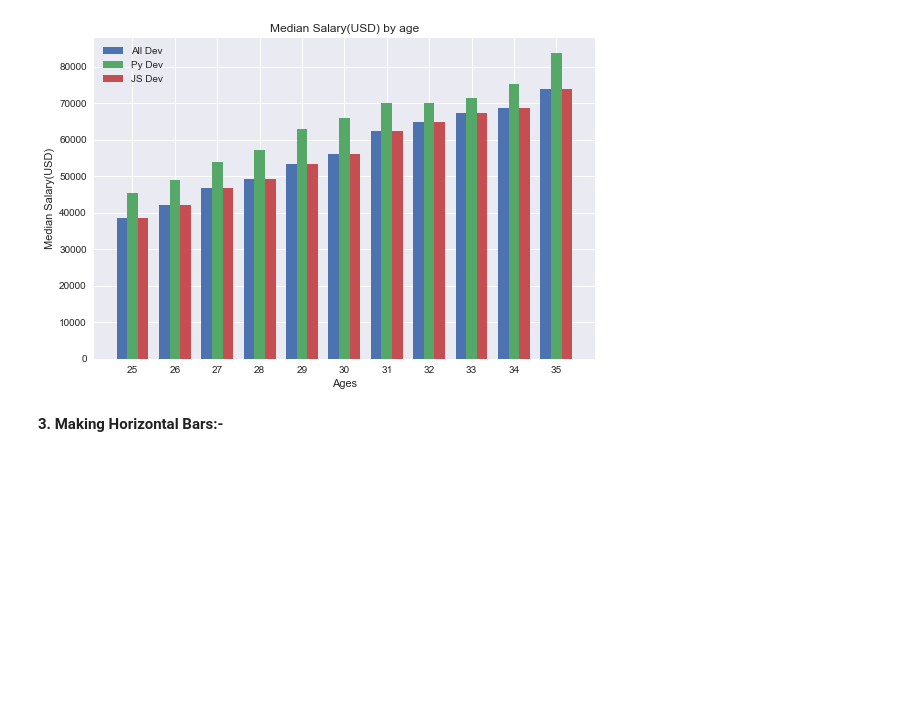
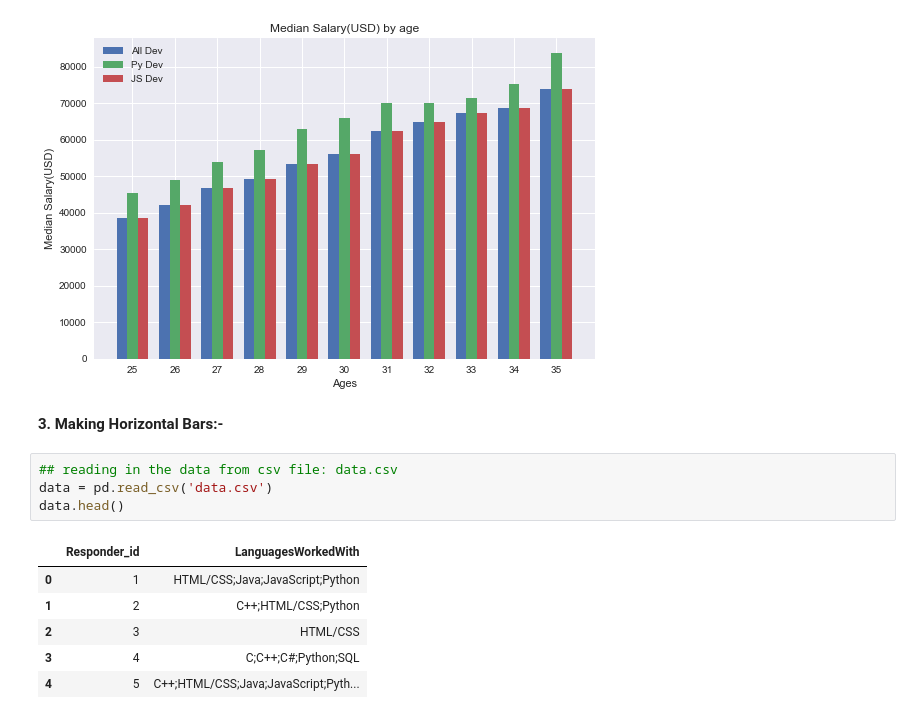
Before and after one commit to Slothfulwave612/Python, a Jupyter notebook: Matplotlib/02. Bar Charts/py_code.ipynb, the cells around one changed output. Drawn from its saved outputs; the diff is of its cells as text; blank space fills up the shorter version.

```diff
--- a/Matplotlib/02. Bar Charts/py_code.ipynb
+++ b/Matplotlib/02. Bar Charts/py_code.ipynb
@@ -78,3 +82,14 @@ plt.legend()
 [figure]
 # %% [markdown]
 **3. Making Horizontal Bars:-**
+# %%
+## reading in the data from csv file: data.csv
+data = pd.read_csv('data.csv')
+data.head()
+# %% [output]
+|  | Responder_id | LanguagesWorkedWith |
+| 0 | 1 | HTML/CSS;Java;JavaScript;Python |
+| 1 | 2 | C++;HTML/CSS;Python |
+| 2 | 3 | HTML/CSS |
+| 3 | 4 | C;C++;C#;Python;SQL |
+| 4 | 5 | C++;HTML/CSS;Java;JavaScript;Pyth... |
```
Also changed, not shown: parts of 9 cells of this notebook, 1 other file.
